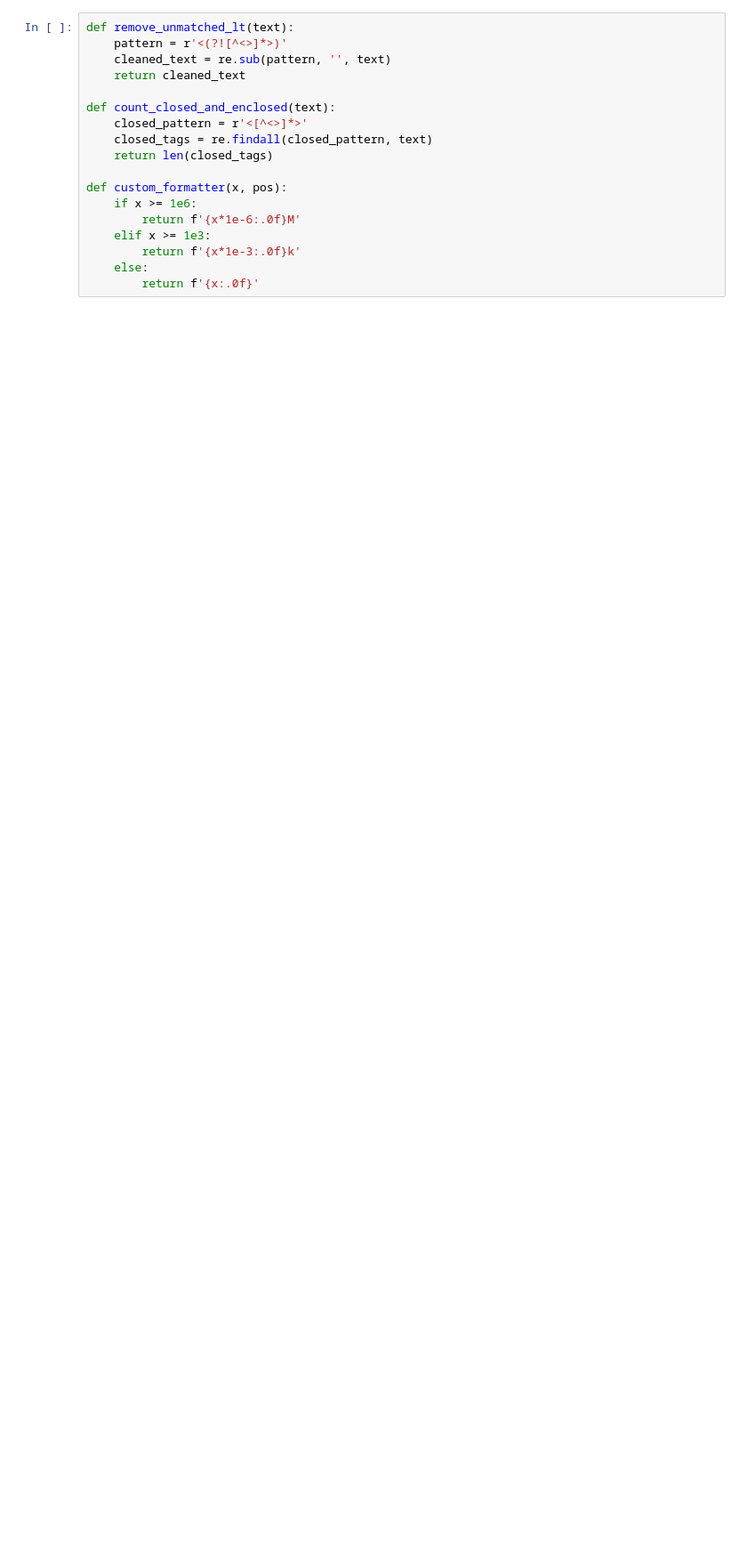
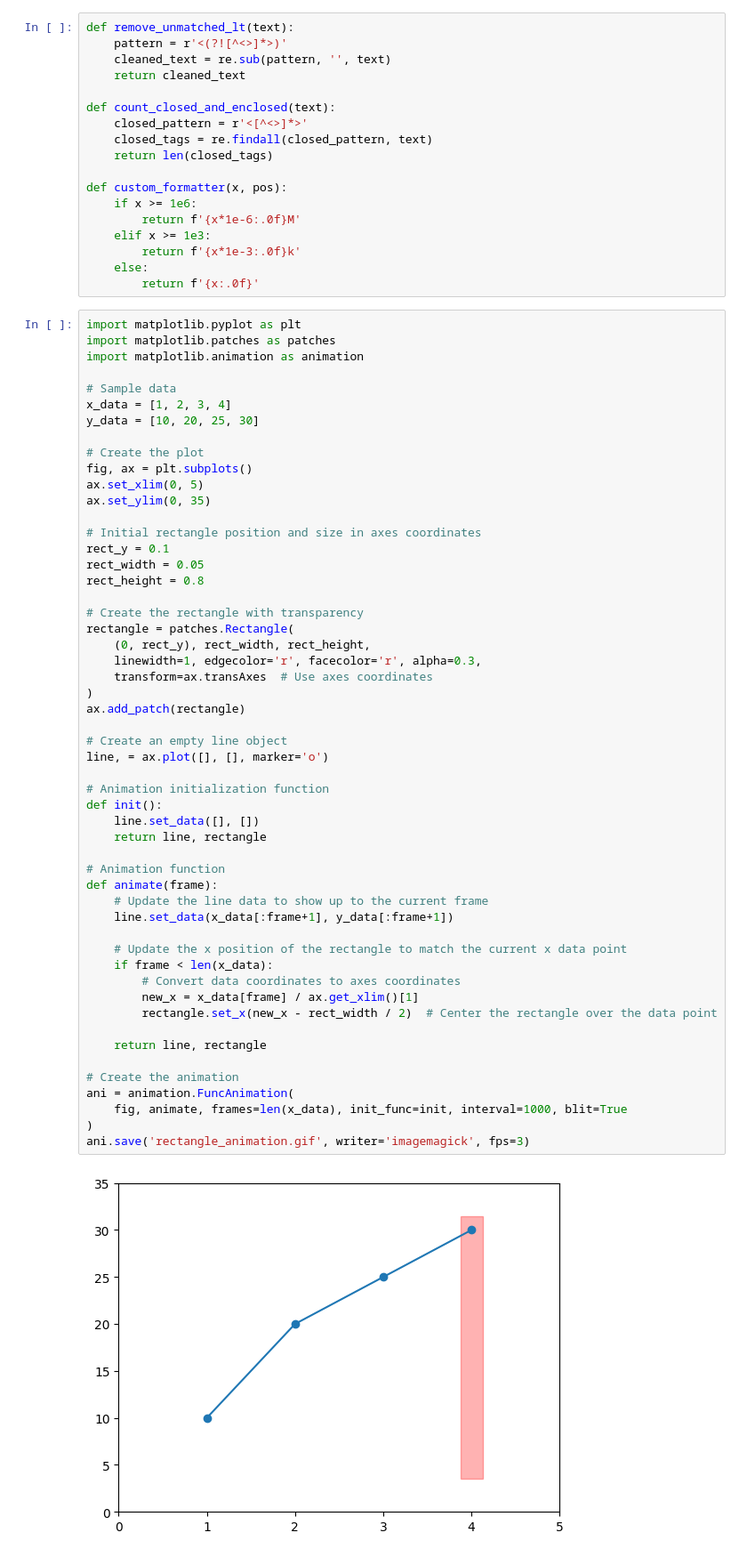
Before and after one commit to JosephBARBIERDARNAL/misc-dataviz, a Jupyter notebook: plastic-pollution/code.ipynb, the cells around one changed output. Shown: that part at 89% size. Saved outputs shown, nothing was run; the diff lists cells and outputs as text; blank space fills up the shorter version.

```diff
--- a/plastic-pollution/code.ipynb
+++ b/plastic-pollution/code.ipynb
@@ -81,6 +81,61 @@ def custom_formatter(x, pos):
         return f'{x*1e-3:.0f}k'
     else:
         return f'{x:.0f}'
+# %%
+import matplotlib.pyplot as plt
+import matplotlib.patches as patches
+import matplotlib.animation as animation
+
+# Sample data
+x_data = [1, 2, 3, 4]
+y_data = [10, 20, 25, 30]
+
+# Create the plot
+fig, ax = plt.subplots()
+ax.set_xlim(0, 5)
+ax.set_ylim(0, 35)
+
+# Initial rectangle position and size in axes coordinates
+rect_y = 0.1
+rect_width = 0.05
+rect_height = 0.8
+
+# Create the rectangle with transparency
+rectangle = patches.Rectangle(
+    (0, rect_y), rect_width, rect_height,
+    linewidth=1, edgecolor='r', facecolor='r', alpha=0.3,
+    transform=ax.transAxes  # Use axes coordinates
+)
+ax.add_patch(rectangle)
+
+# Create an empty line object
+line, = ax.plot([], [], marker='o')
+
+# Animation initialization function
+def init():
+    line.set_data([], [])
+    return line, rectangle
+
+# Animation function
+def animate(frame):
+    # Update the line data to show up to the current frame
+    line.set_data(x_data[:frame+1], y_data[:frame+1])
+
+    # Update the x position of the rectangle to match the current x data point
+    if frame < len(x_data):
+        # Convert data coordinates to axes coordinates
+        new_x = x_data[frame] / ax.get_xlim()[1]
+        rectangle.set_x(new_x - rect_width / 2)  # Center the rectangle over the data point
+
+    return line, rectangle
+
+# Create the animation
+ani = animation.FuncAnimation(
+    fig, animate, frames=len(x_data), init_func=init, interval=1000, blit=True
+)
+ani.save('rectangle_animation.gif', writer='imagemagick', fps=3)
+# %% [output]
+[figure, added]
 # %%
 # parameters
 background_color = '#0d1b2a'
```
Also changed, not shown: parts of 2 cells of this notebook, 4 other files.
